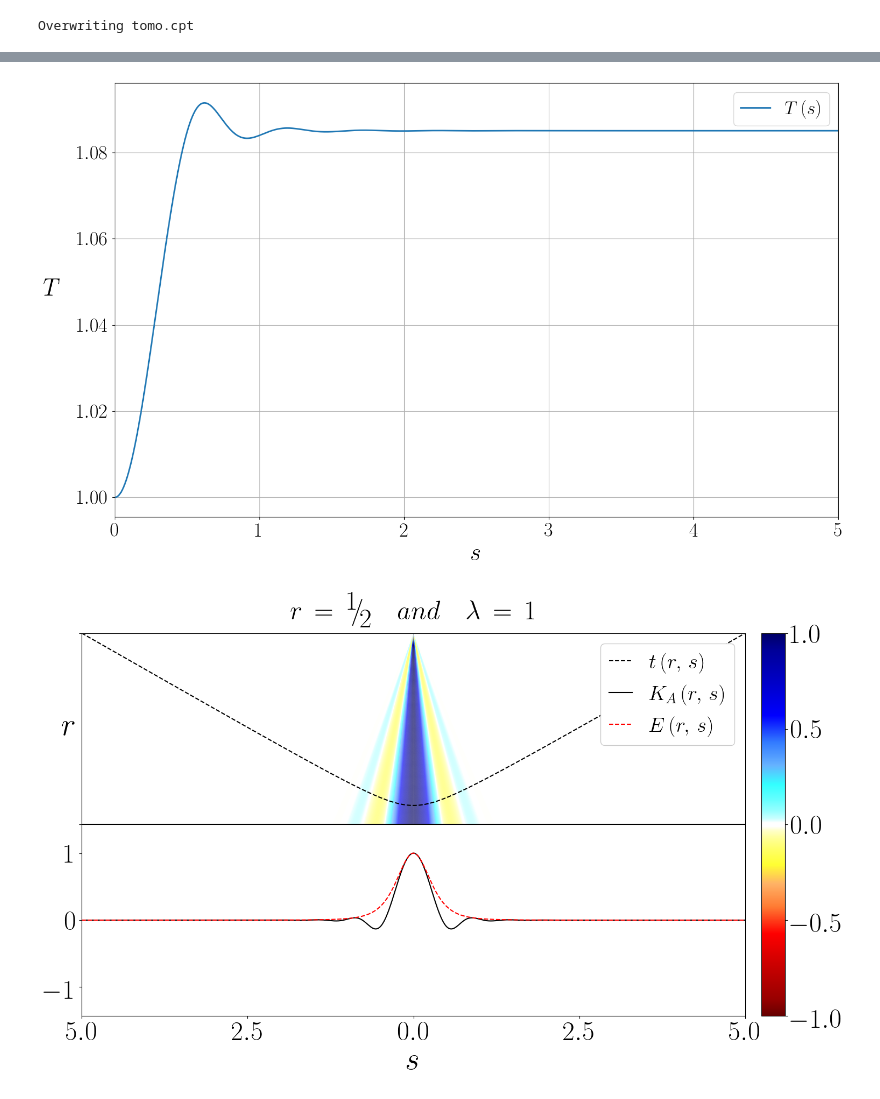
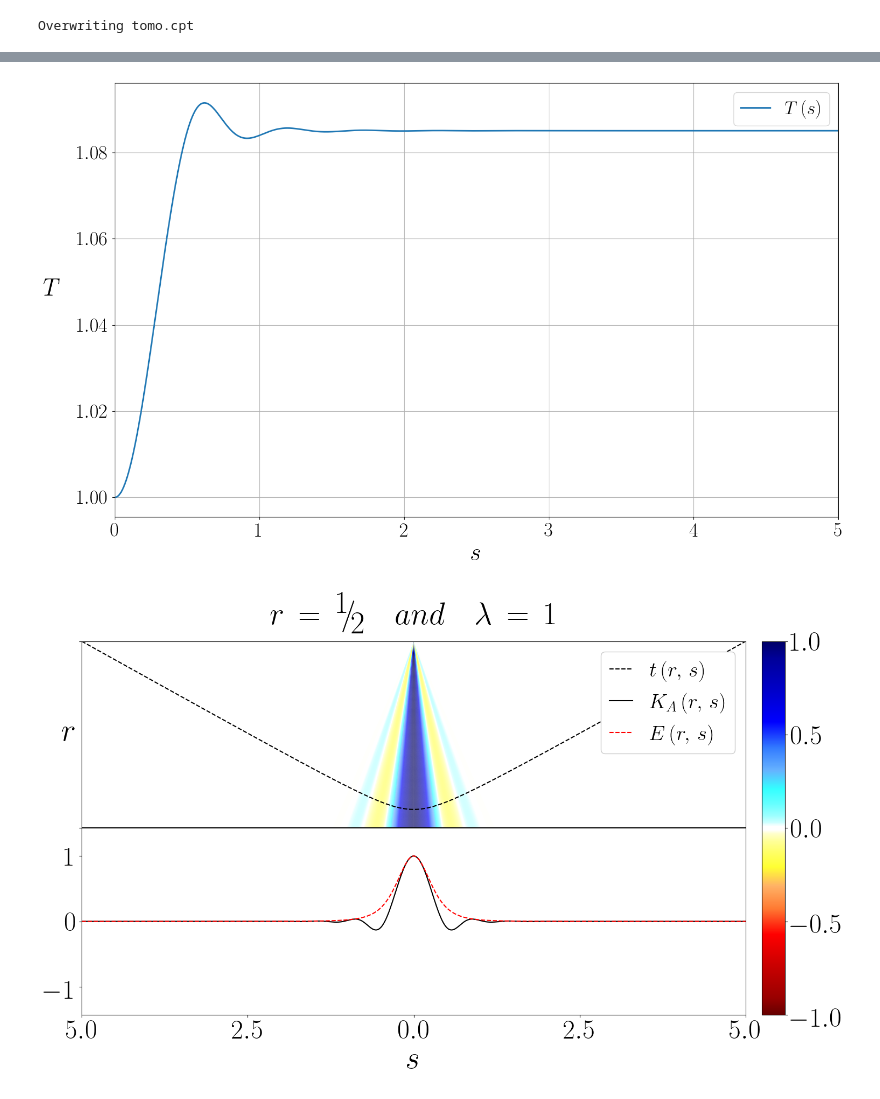
Before and after one commit to caiociardelli/Sensitivity_Kernels, a Jupyter notebook: Amplitude_and_travel_time_sensitivity_kernels.ipynb, the cells around one changed output, grey strips where cells are left out. Cells and saved outputs as stored; diff of their text form; code cells hidden in the pictures.

```diff
--- a/Amplitude_and_travel_time_sensitivity_kernels.ipynb
+++ b/Amplitude_and_travel_time_sensitivity_kernels.ipynb
@@ -649,10 +649,10 @@ if __name__ == '__main__':
     lbdlabel = f'{{}}^{{\displaystyle{ntr}}}{spc}_{{\displaystyle{dtr}}}'
 
   plt.title (f'$r\,=\,{rlabel}\quad and \quad\lambda\,=\,{lbdlabel}$',
-             fontsize = 36, y = 1.025)
+             fontsize = 42, y = 1.035)
 
   plt.subplots_adjust (left = 0.05, bottom = 0.12,
-                       top = 0.91, right = 1.04)
+                       top = 0.89, right = 1.04)
 
   plt.show ()
 
@@ -694,33 +694,33 @@ if __name__ == '__main__':
   labels = [f'${abs (tick)}$' for tick in ticks]
 
   ax.set_xticks (ticks)
   ax.set_xticklabels (labels)
 
   ticks  = np.array ([0, r])
   labels = ['', '']
 
   ticks  = np.concatenate ([np.array ([-0.85 * r,
                                        -0.5 * r,
                                        -0.15 * r]), ticks])
   labels = [r'$-1$', r'$0$', r'$1$'] + labels
 
   ax.set_yticks (ticks)
   ax.set_yticklabels (labels)
 
   sm = plt.cm.ScalarMappable (cmap = cmap, norm = norm)
   sm._A = []
   cbar = plt.colorbar (sm, pad = 0.02, aspect = 16)
   cbar.ax.tick_params (labelsize = 36)
   cbar.set_ticks ([-1.0, -0.5, 0, 0.5, 1.0])
 
   plt.title (f'$r\,=\,{rlabel}\quad and \quad\lambda\,=\,{lbdlabel}$',
-             fontsize = 36, y = 1.025)
+             fontsize = 42, y = 1.035)
 
   plt.subplots_adjust (left = 0.05, bottom = 0.12,
-                       top = 0.91, right = 1.04)
+                       top = 0.89, right = 1.04)
 
   plt.show ()
 # %% [output]
 [figure]
 [figure]
-[figure, old version]
+[figure, new version]
```
Also changed, not shown: parts of 1 cell of this notebook.
